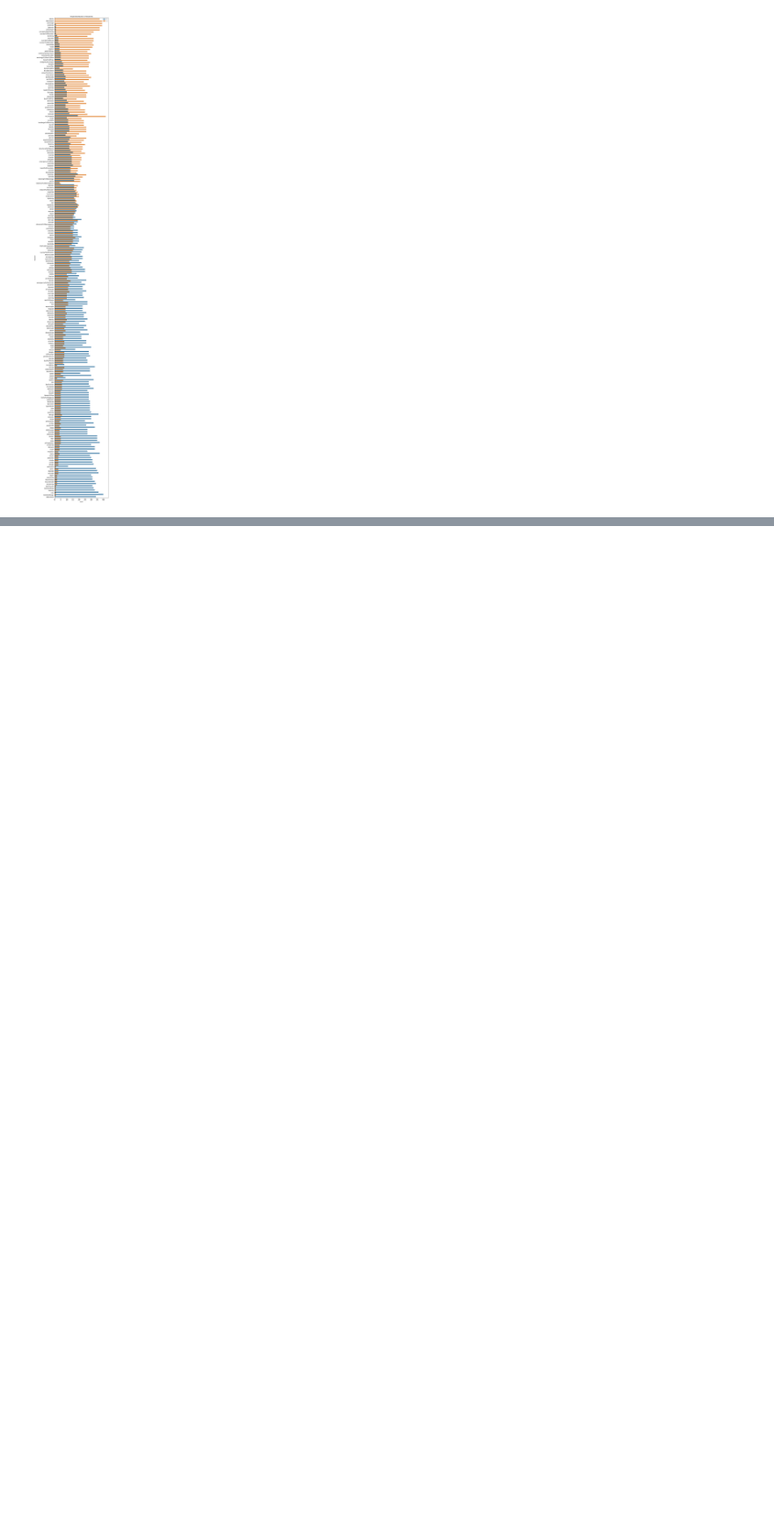
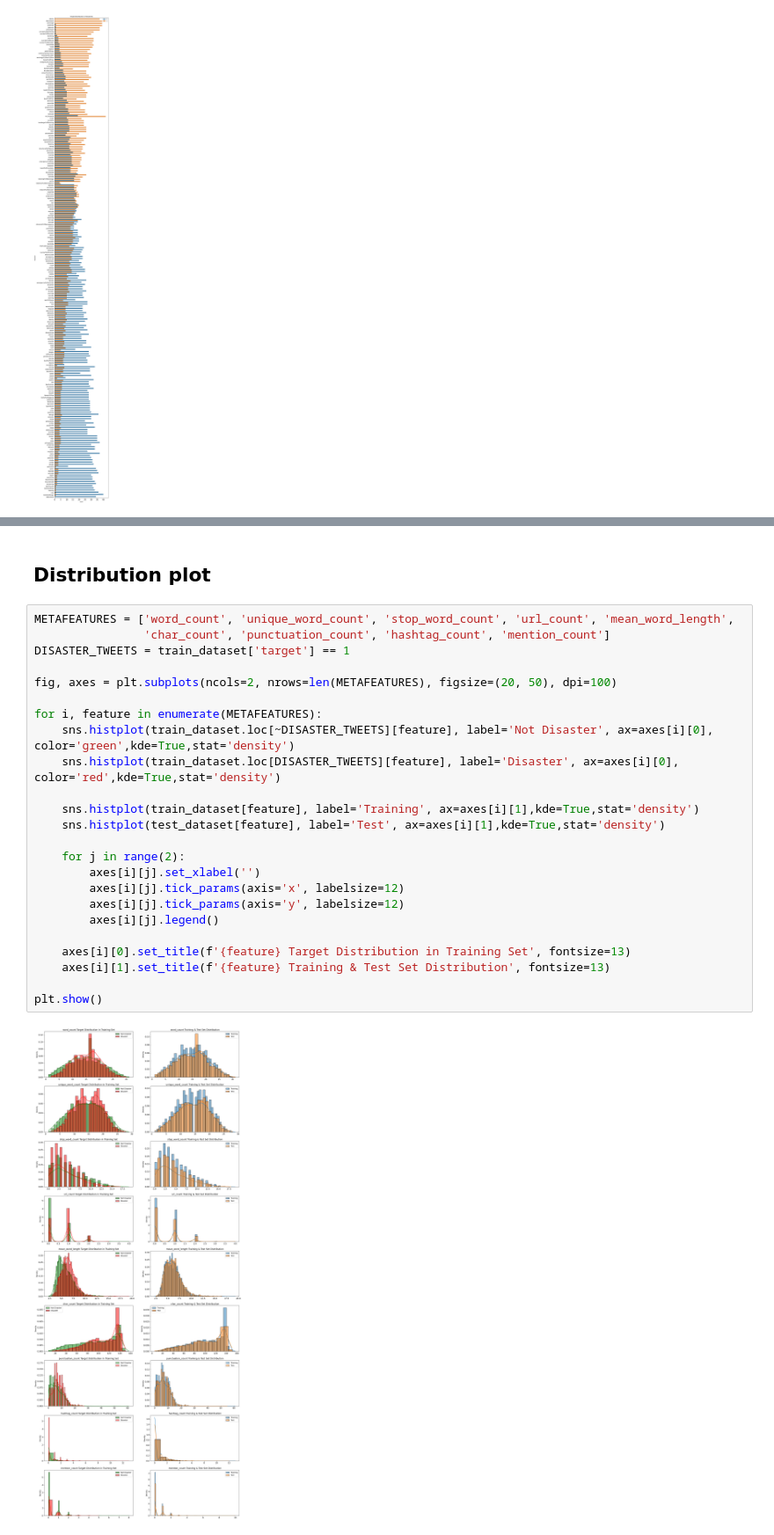
Before and after one commit to mahfuz-raihan/tweets_disaster, a Jupyter notebook: work_notebook.ipynb, the cells around one changed output, grey strips where cells are left out. Shown at 88% size. Cells and saved outputs as stored; diff of their text form; blank space fills up the shorter version.

Commit message:
plot and analyze the different distribution for decision for text cleaning

```diff
--- a/work_notebook.ipynb
+++ b/work_notebook.ipynb
@@ -164,0 +187,28 @@ def find_features_info():
+# %% [markdown]
+## Distribution plot
+# %%
+METAFEATURES = ['word_count', 'unique_word_count', 'stop_word_count', 'url_count', 'mean_word_length',
+                'char_count', 'punctuation_count', 'hashtag_count', 'mention_count']
+DISASTER_TWEETS = train_dataset['target'] == 1
+
+fig, axes = plt.subplots(ncols=2, nrows=len(METAFEATURES), figsize=(20, 50), dpi=100)
+
+for i, feature in enumerate(METAFEATURES):
+    sns.histplot(train_dataset.loc[~DISASTER_TWEETS][feature], label='Not Disaster', ax=axes[i][0], color='green',kde=True,stat='density')
+    sns.histplot(train_dataset.loc[DISASTER_TWEETS][feature], label='Disaster', ax=axes[i][0], color='red',kde=True,stat='density')
+
+    sns.histplot(train_dataset[feature], label='Training', ax=axes[i][1],kde=True,stat='density')
+    sns.histplot(test_dataset[feature], label='Test', ax=axes[i][1],kde=True,stat='density')
+
+    for j in range(2):
+        axes[i][j].set_xlabel('')
+        axes[i][j].tick_params(axis='x', labelsize=12)
+        axes[i][j].tick_params(axis='y', labelsize=12)
+        axes[i][j].legend()
+
+    axes[i][0].set_title(f'{feature} Target Distribution in Training Set', fontsize=13)
+    axes[i][1].set_title(f'{feature} Training & Test Set Distribution', fontsize=13)
+
+plt.show()
+# %% [output]
+[figure, added]
```
Also changed, not shown: parts of 9 cells of this notebook.
